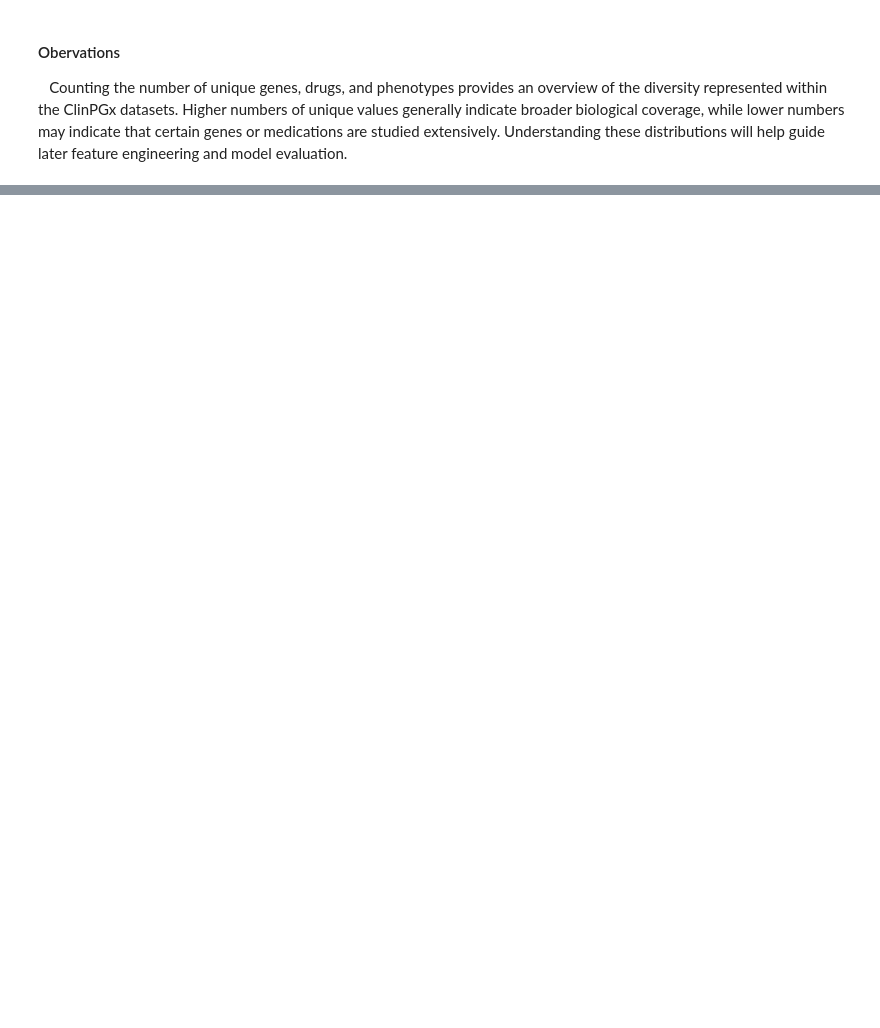
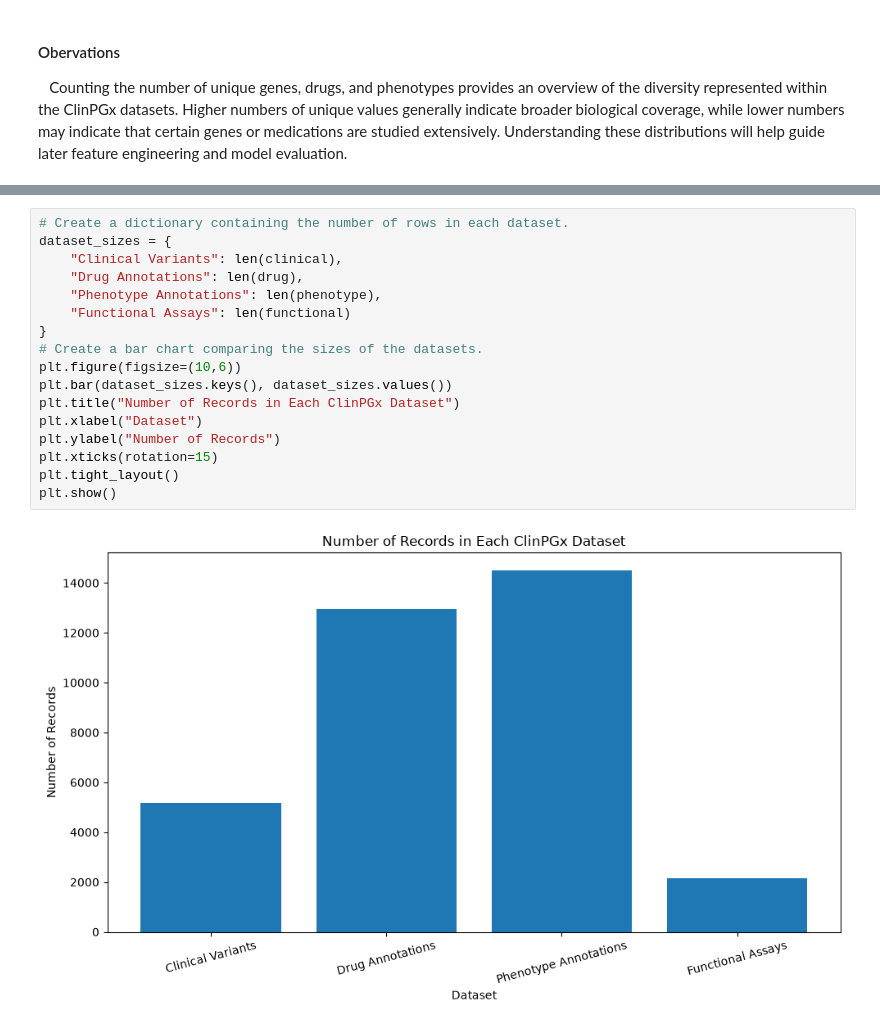
Before and after one commit to Sofia7334/pharmacogenomics-machine-learning, a Jupyter notebook: notebooks/01_data_exploration.ipynb, the cells around one changed output, grey strips where cells are left out. Drawn from its saved outputs; the diff is of its cells as text; blank space fills up the shorter version.

```diff
--- a/notebooks/01_data_exploration.ipynb
+++ b/notebooks/01_data_exploration.ipynb
@@ -441,0 +748,19 @@ functional["Phenotype Category"].nunique()
+# %%
+# Create a dictionary containing the number of rows in each dataset.
+dataset_sizes = {
+    "Clinical Variants": len(clinical),
+    "Drug Annotations": len(drug),
+    "Phenotype Annotations": len(phenotype),
+    "Functional Assays": len(functional)
+}
+# Create a bar chart comparing the sizes of the datasets.
+plt.figure(figsize=(10,6))
+plt.bar(dataset_sizes.keys(), dataset_sizes.values())
+plt.title("Number of Records in Each ClinPGx Dataset")
+plt.xlabel("Dataset")
+plt.ylabel("Number of Records")
+plt.xticks(rotation=15)
+plt.tight_layout()
+plt.show()
+# %% [output]
+[figure, added]
```
Also changed, not shown: parts of 60 cells of this notebook, 1 other file.
